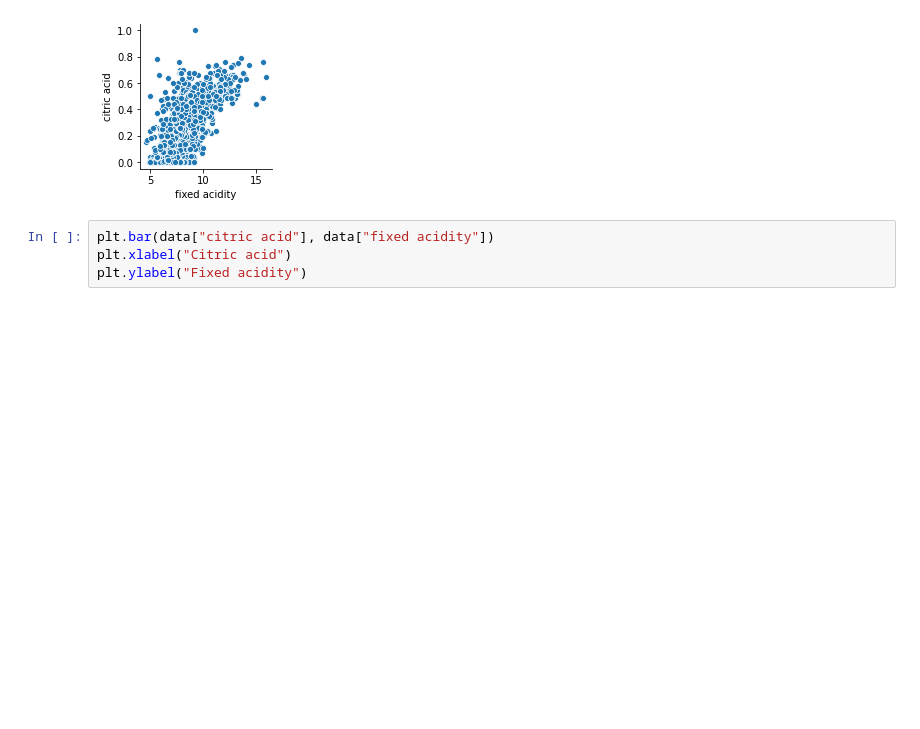
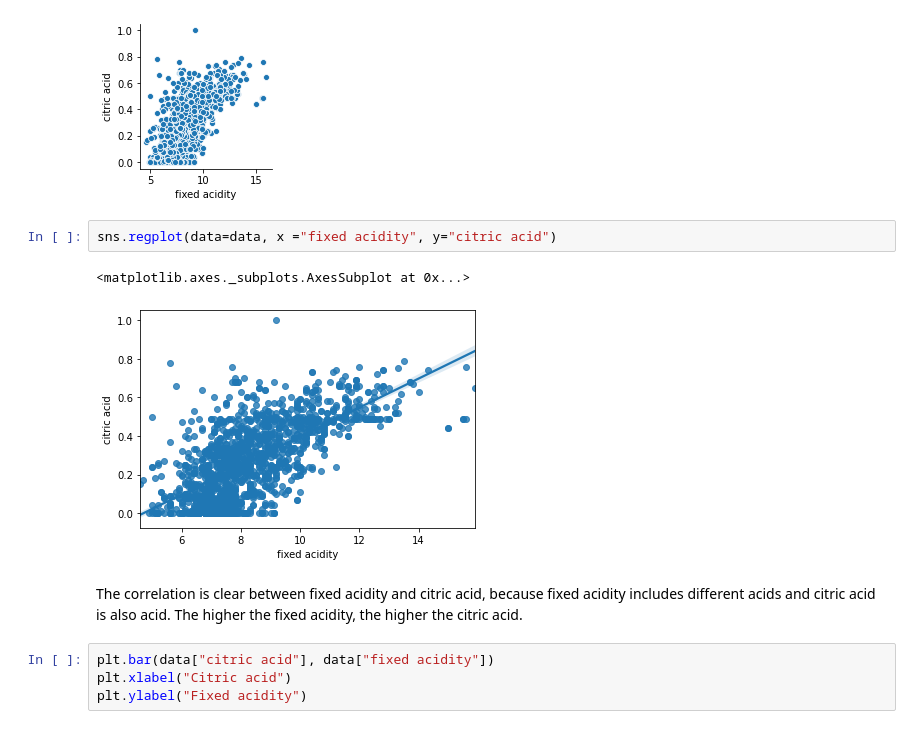
Before and after one commit to georgica22us/Andmeteaduse-projekt, a Jupyter notebook: Maria.ipynb, the cells around one changed output. Cells and saved outputs as stored; diff of their text form; blank space fills up the shorter version.

```diff
--- a/Maria.ipynb
+++ b/Maria.ipynb
@@ -716,6 +784,13 @@ sns.pairplot(data=data, x_vars=['fixed acidity'], y_vars=['citric acid'])
 # %% [output]
 <seaborn.axisgrid.PairGrid at 0x...>
 [figure]
+# %%
+sns.regplot(data=data, x ="fixed acidity", y="citric acid")
+# %% [output]
+<matplotlib.axes._subplots.AxesSubplot at 0x...>
+[figure, added]
+# %% [markdown]
+The correlation is clear between fixed acidity and citric acid, because fixed acidity includes different acids and citric acid is also acid. The higher the fixed acidity, the higher the citric acid.
 # %%
 plt.bar(data["citric acid"], data["fixed acidity"])
 plt.xlabel("Citric acid")
```
Also changed, not shown: parts of 54 cells of this notebook, 1 other file.
